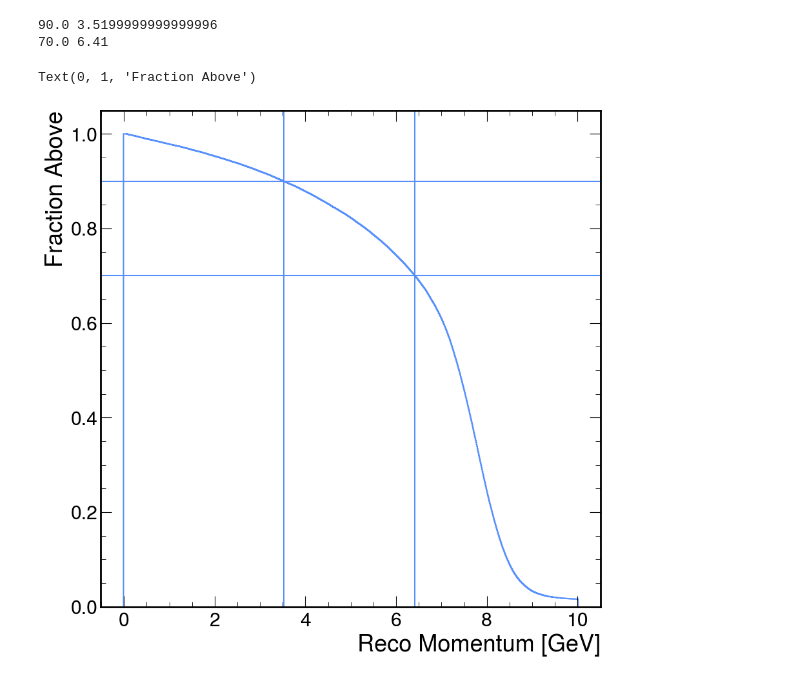
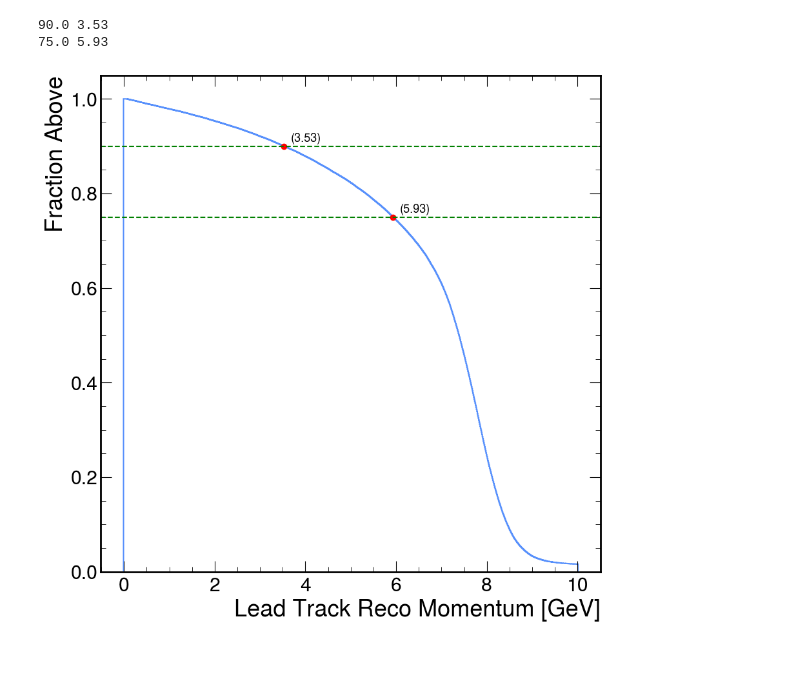
Before and after one commit to rodr1001/my_code, a Jupyter notebook: ldmx/EAT_Tracking/plot-eat-tracking-histograms.ipynb, the cells around one changed output. Cells and saved outputs as stored; diff of their text form; code cells hidden in the pictures.

```diff
--- a/ldmx/EAT_Tracking/plot-eat-tracking-histograms.ipynb
+++ b/ldmx/EAT_Tracking/plot-eat-tracking-histograms.ipynb
@@ -42,23 +146,26 @@ f.keys()
 # %%
 h = f['reco_leadtrk_momentum'].to_hist()
 import numpy as np
 
 fraction_above = np.flip(np.cumsum(np.flip(h.values(flow=True))))/np.sum(h.values(flow=True))
 momentum = np.concatenate(([h.axes[0].edges[0]-0.01],h.axes[0].edges,[h.axes[0].edges[-1]+0.01]))
 
 mplhep.histplot(fraction_above, bins = momentum)
 
-for thresh in (0.9, 0.7):
+for thresh in (0.9, 0.75):
     first_above = momentum[np.argmin(fraction_above>thresh)]
     print(100*thresh, first_above)
-    # plt.annotate(f'(90%, {first_above:.2f} GeV)', (0.9,first_above), va='bottom', ha='left')
-    plt.axvline(first_above)
-    plt.axhline(thresh)
+    #plt.annotate(f'(90%, {first_above:.2f} GeV)', (0.9,first_above), va='bottom', ha='left')
+    #plt.axvline(first_above, label = " str(first_above) +, color = "r")
+    plt.plot(first_above,thresh,'ro')
+    plt.text(first_above+0.15, thresh+0.01, f"({np.round(first_above,decimals=2)})", fontsize=13)
+    plt.axhline(thresh, color = "g", linestyle='--')
 
-plt.xlabel('Reco Momentum [GeV]')
+plt.xlabel('Lead Track Reco Momentum [GeV]')
 plt.ylabel('Fraction Above')
+#plt.legend(loc= "best")
+plt.savefig("cumsum_plot.jpg")
 # %% [output]
-90.0 3.5199999999999996
-70.0 6.41
+90.0 3.53
+75.0 5.93
-Text(0, 1, 'Fraction Above')
-[figure, old version]
+[figure, new version]
```
Also changed, not shown: parts of 33 cells of this notebook, 1 other file.
